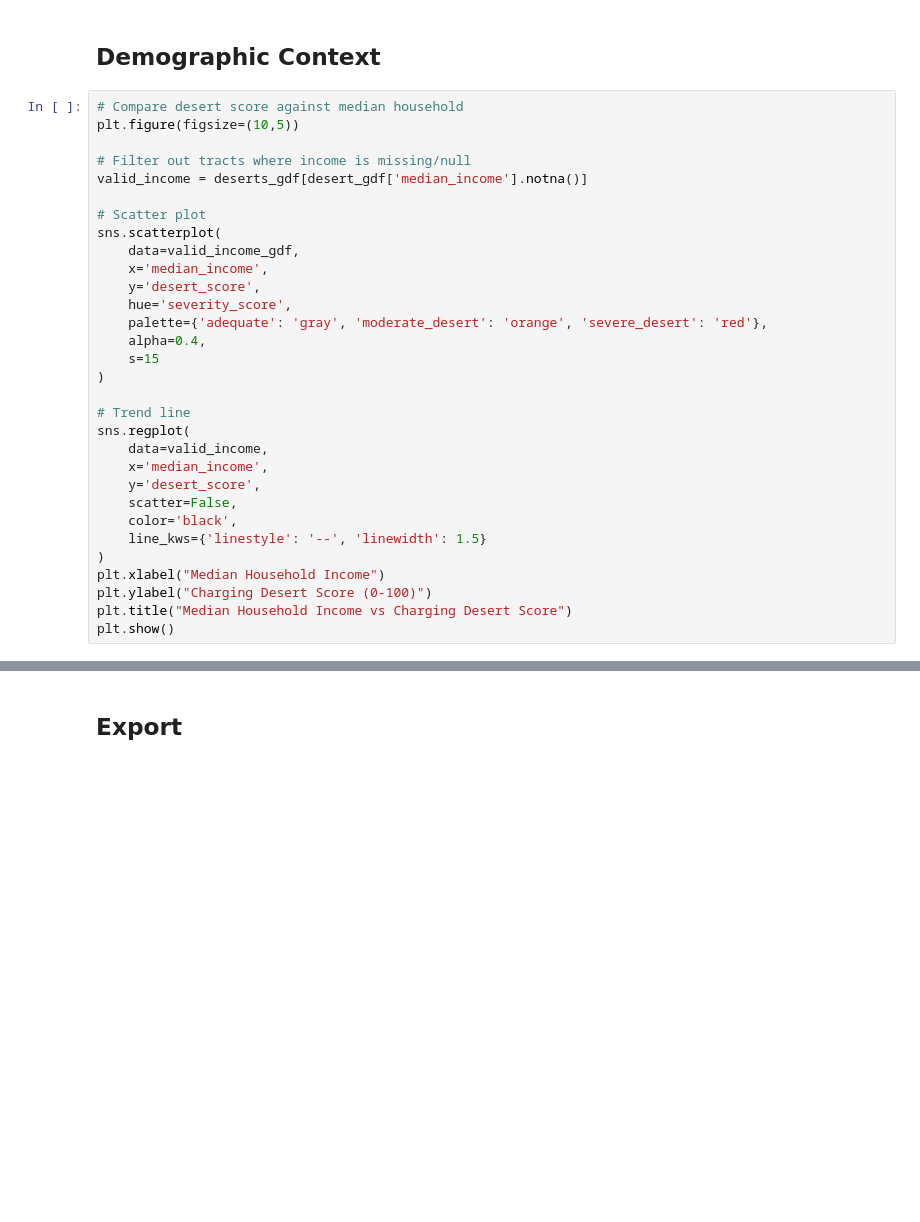
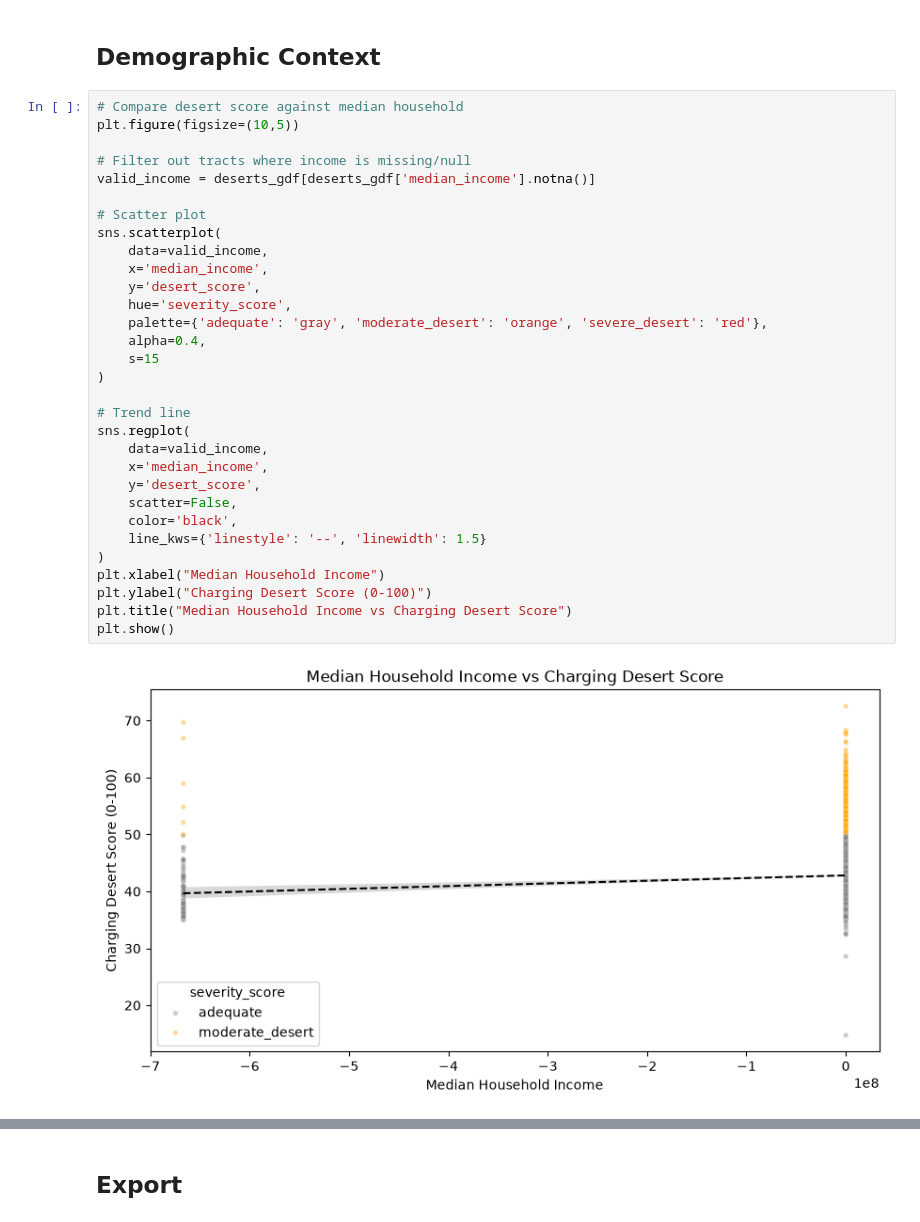
Before and after one commit to BoppingNoodles/california_ev_transition_and_fuel_analytics, a Jupyter notebook: notebooks/03_charging_deserts.ipynb, the cells around one changed output, grey strips where cells are left out. Cells and saved outputs as stored; diff of their text form; blank space fills up the shorter version.

Commit message:
fix: fix data errors

```diff
--- a/notebooks/03_charging_deserts.ipynb
+++ b/notebooks/03_charging_deserts.ipynb
@@ -143,34 +214,36 @@ top_15
 # %%
 # Compare desert score against median household
 plt.figure(figsize=(10,5))
 
 # Filter out tracts where income is missing/null
-valid_income = deserts_gdf[desert_gdf['median_income'].notna()]
+valid_income = deserts_gdf[deserts_gdf['median_income'].notna()]
 
 # Scatter plot
 sns.scatterplot(
-    data=valid_income_gdf,
+    data=valid_income,
     x='median_income',
     y='desert_score',
     hue='severity_score',
     palette={'adequate': 'gray', 'moderate_desert': 'orange', 'severe_desert': 'red'},
     alpha=0.4,
     s=15
 )
 
 # Trend line
 sns.regplot(
     data=valid_income,
     x='median_income',
     y='desert_score',
     scatter=False,
     color='black',
     line_kws={'linestyle': '--', 'linewidth': 1.5}
 )
 plt.xlabel("Median Household Income")
 plt.ylabel("Charging Desert Score (0-100)")
 plt.title("Median Household Income vs Charging Desert Score")
 plt.show()
+# %% [output]
+[figure, added]
 # %%
 # Compare desert score against population density
 plt.figure(figsize=(8,5))
```
Also changed, not shown: parts of 11 cells of this notebook.
